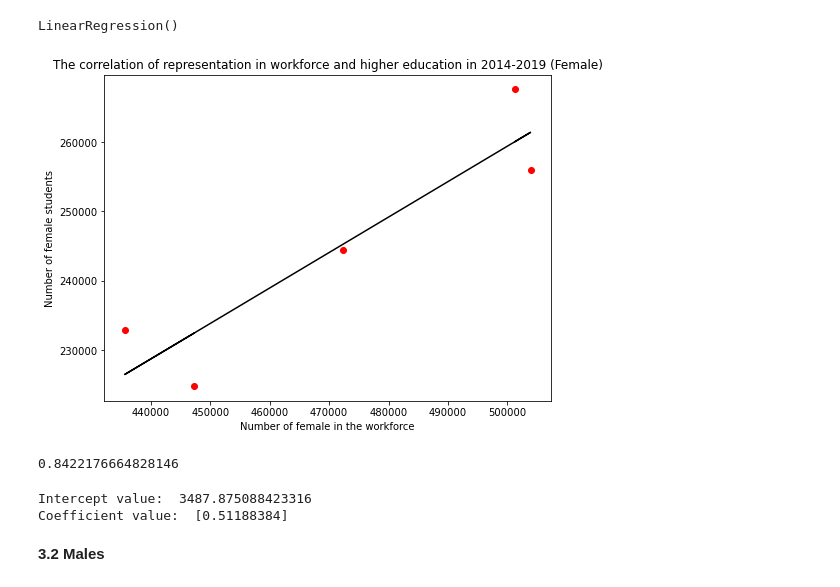
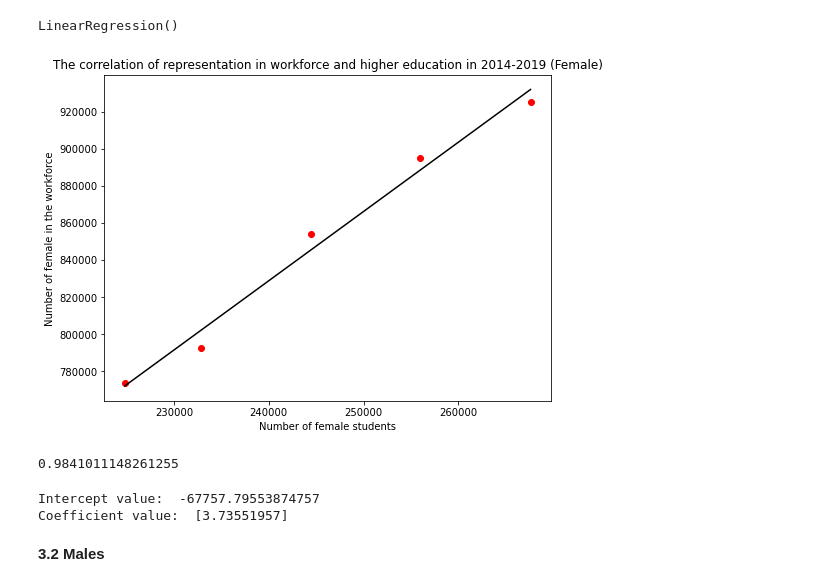
Before and after one commit to MiffySiu/employer_project_the_data_demystifiers, a Jupyter notebook: Workforce and number of students 2014-2019.ipynb, the cells around one changed output. Drawn from its saved outputs; the diff is of its cells as text; code cells hidden in the pictures.

```diff
--- a/Workforce and number of students 2014-2019.ipynb
+++ b/Workforce and number of students 2014-2019.ipynb
@@ -114,8 +114,8 @@ df_2
 **3.1 Females**
 # %%
 # choose the variables
-x = df_2["Workforce female"].values.reshape(-1, 1)
-y = df_2["Student female"].values
+x = df_2["Student female"].values.reshape(-1, 1)
+y = df_2["Workforce female"].values
 # %%
 # run linear regression
 lr = LinearRegression()
@@ -130,37 +130,37 @@ y_pred = lr.predict(x)
 # %%
 # visualization of the regression model
 
 # change the size of the plot
 plt.figure(figsize=(8,6))
 
 # scatter plot with the best-fit line
 plt.scatter(x, y, color = "red")
 plt.plot(x, lr.predict(x), color = "black")
 
 # assign title and labels of axes
 plt.title("The correlation of representation in workforce and higher education in 2014-2019 (Female)")
-plt.xlabel("Number of female in the workforce")
-plt.ylabel("Number of female students")
+plt.xlabel("Number of female students")
+plt.ylabel("Number of female in the workforce")
 
 # prevent scientific notation of the axes
 plt.ticklabel_format(style='plain')
 
 plt.show()
 # %% [output]
-[figure, old version]
+[figure, new version]
 # %%
 # print R-squared value of the model
 print(lr.score(x, y))
 # %% [output]
-0.8422176664828146
+0.9841011148261255
 # %%
 # Print the intercept value.
 print("Intercept value: ", lr.intercept_)
 # Print the coefficient value.
 print("Coefficient value: ", lr.coef_)
 # %% [output]
-Intercept value:  3487.875088423316
-Coefficient value:  [0.51188384]
+Intercept value:  -67757.79553874757
+Coefficient value:  [3.73551957]
 # %% [markdown]
 **3.2 Males**
 # %%
```
Also changed, not shown: parts of 10 cells of this notebook, 1 other file.
